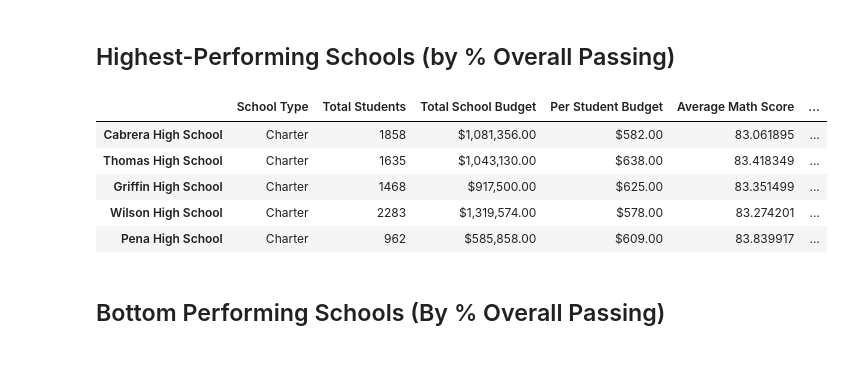
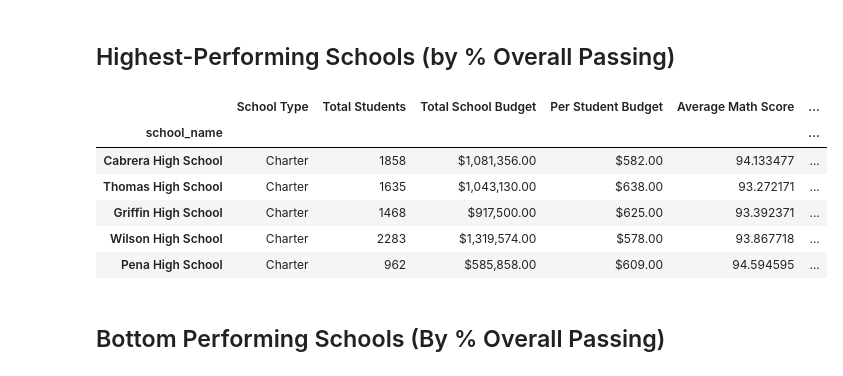
Before and after one commit to Kdata249/pandas-challenge, a Jupyter notebook: PyCitySchools/PyCitySchools_starter.ipynb, the cells around one changed output. Saved outputs shown, nothing was run; the diff lists cells and outputs as text; code cells hidden in the pictures.

```diff
--- a/PyCitySchools/PyCitySchools_starter.ipynb
+++ b/PyCitySchools/PyCitySchools_starter.ipynb
@@ -108,6 +143,6 @@ district_summary
 ## School Summary
 # %%
 # Use the code provided to select all of the school types
-school_types = school_data_complete["type"]
+school_types = school_data.set_index(["school_name"])["type"]
 school_types
 # %% [output]
@@ -194,6 +236,6 @@ Name: math_score, dtype: float64
 # %%
 # Calculate the number of students per school with math scores of 70 or higher
-students_passing_math = school_data_complete[(school_data_complete["reading_score"] >= 70)]
-school_students_passing_math = school_data_complete.groupby("school_name")[students_passing_math]
+students_passing_math = school_data_complete[(school_data_complete["math_score"] >= 70)]
+school_students_passing_math = students_passing_math.groupby(["school_name"]).count()["student_name"]
 school_students_passing_math
 # %% [output]
@@ -201,4 +259,5 @@ TypeError: unhashable type: 'DataFrame'
 # %%
 # Calculate the number of students per school with reading scores of 70 or higher
-students_passing_reading =
-school_students_passing_reading =
+students_passing_reading = school_data_complete[(school_data_complete["reading_score"] >= 70)]
+school_students_passing_reading = students_passing_reading.groupby(["school_name"]).count()["student_name"]
+school_students_passing_reading
@@ -216,6 +332,16 @@ overall_passing_rate = school_students_passing_math_and_reading / per_school_cou
 # %%
 # Create a DataFrame called `per_school_summary` with columns for the calculations above.
-per_school_summary =
+per_school_summary = pd.DataFrame({
+    "School Type": school_types,
+    "Total Students": per_school_counts,
+    "Total School Budget": per_school_budget,
+    "Per Student Budget": per_school_capita,
+    "Average Math Score": per_school_passing_math,
+    "Average Reading Score": per_school_passing_reading,
+    "% Passing Math": per_school_passing_math,
+    "% Passing Reading": per_school_passing_reading,
+    "% Overall Passing": overall_passing_rate
+})
 
 # Formatting
 per_school_summary["Total School Budget"] = per_school_summary["Total School Budget"].map("${:,.2f}".format)
@@ -244,15 +371,16 @@ per_school_summary
 ## Highest-Performing Schools (by % Overall Passing)
 # %%
 # Sort the schools by `% Overall Passing` in descending order and display the top 5 rows.
-top_schools =
+top_schools = per_school_summary.sort_values("% Overall Passing", ascending = False)
 top_schools.head(5)
 # %% [output]
 |  | School Type | Total Students | Total School Budget | Per Student Budget | Average Math Score | ... |
-| Cabrera High School | Charter | 1858 | $1,081,356.00 | $582.00 | 83.061895 | ... |
-| Thomas High School | Charter | 1635 | $1,043,130.00 | $638.00 | 83.418349 | ... |
-| Griffin High School | Charter | 1468 | $917,500.00 | $625.00 | 83.351499 | ... |
-| Wilson High School | Charter | 2283 | $1,319,574.00 | $578.00 | 83.274201 | ... |
-| Pena High School | Charter | 962 | $585,858.00 | $609.00 | 83.839917 | ... |
+| school_name |  |  |  |  |  | ... |
+| Cabrera High School | Charter | 1858 | $1,081,356.00 | $582.00 | 94.133477 | ... |
+| Thomas High School | Charter | 1635 | $1,043,130.00 | $638.00 | 93.272171 | ... |
+| Griffin High School | Charter | 1468 | $917,500.00 | $625.00 | 93.392371 | ... |
+| Wilson High School | Charter | 2283 | $1,319,574.00 | $578.00 | 93.867718 | ... |
+| Pena High School | Charter | 962 | $585,858.00 | $609.00 | 94.594595 | ... |
 # %% [markdown]
 ## Bottom Performing Schools (By % Overall Passing)
 # %%
```
Also changed, not shown: parts of 12 cells of this notebook.
